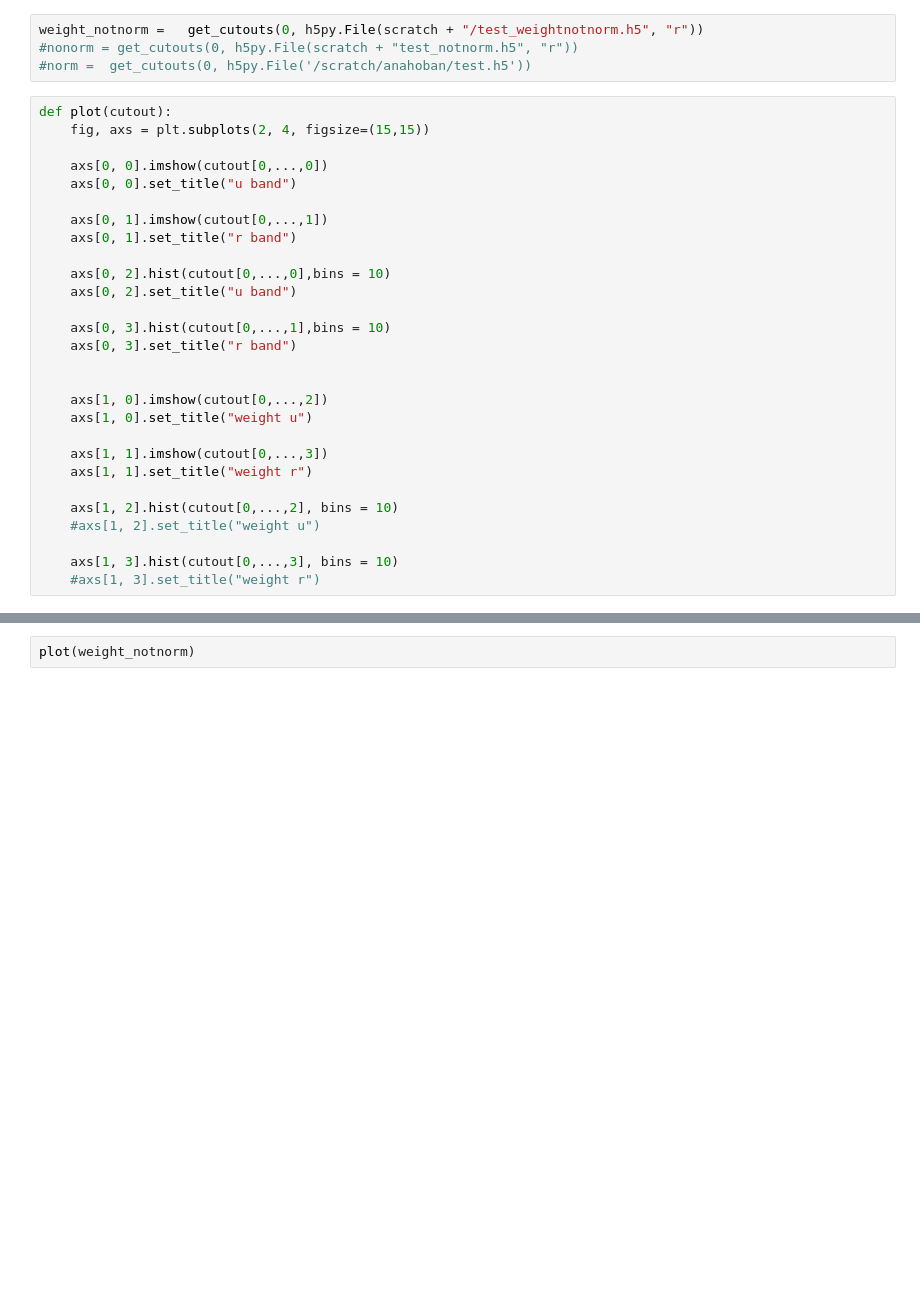
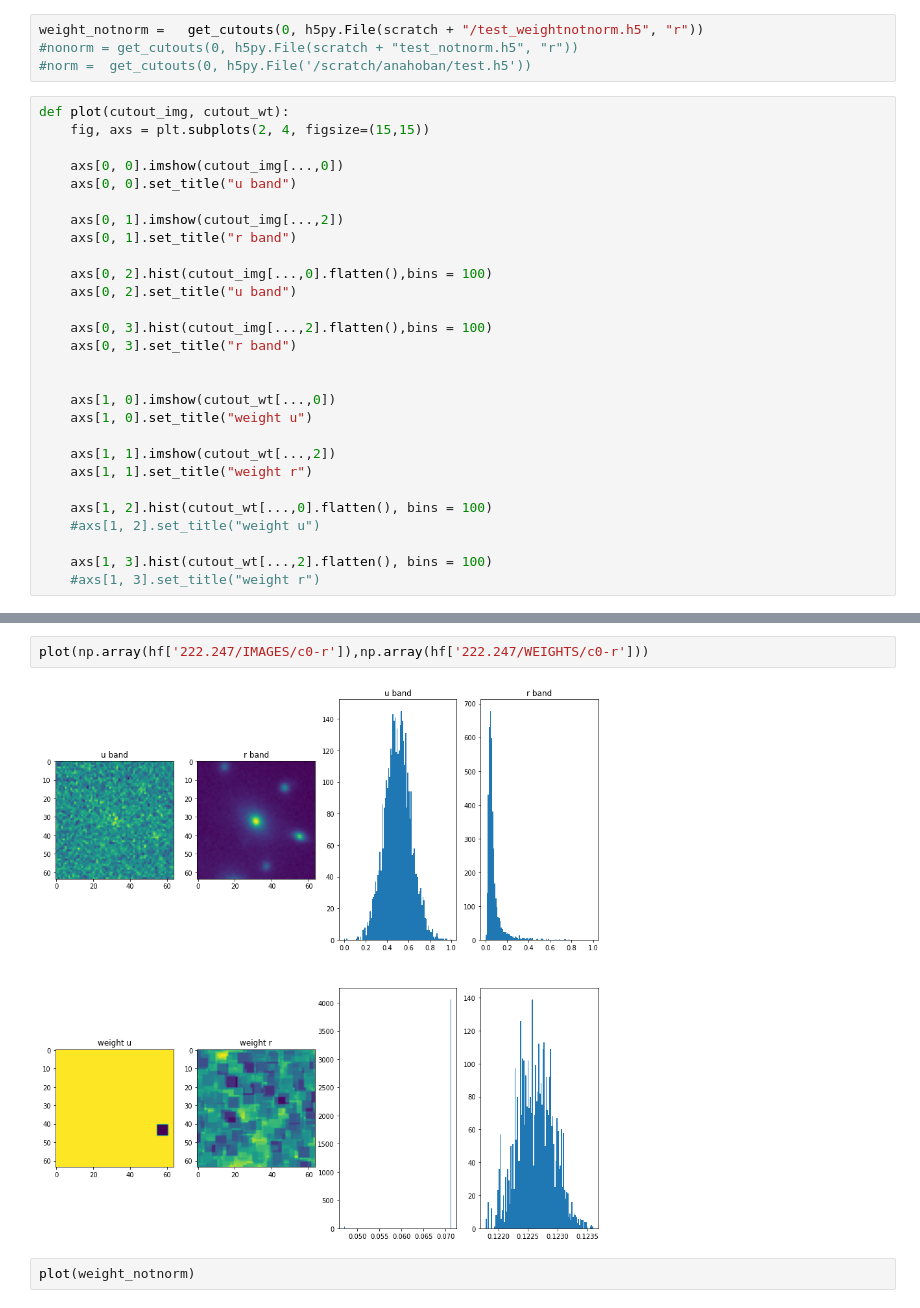
Before and after one commit to AnaHoban/lensing, a Jupyter notebook: Code/Batch Loading/Currently used/norm_tests.ipynb, the cells around one changed output, grey strips where cells are left out. Cells and saved outputs as stored; diff of their text form; blank space fills up the shorter version.

```diff
--- a/Code/Batch Loading/Currently used/norm_tests.ipynb
+++ b/Code/Batch Loading/Currently used/norm_tests.ipynb
@@ -221,30 +275,30 @@ weight_notnorm =   get_cutouts(0, h5py.File(scratch + "/test_weightnotnorm.h5",
 #nonorm = get_cutouts(0, h5py.File(scratch + "test_notnorm.h5", "r"))
 #norm =  get_cutouts(0, h5py.File('/scratch/anahoban/test.h5'))
 # %%
-def plot(cutout):
+def plot(cutout_img, cutout_wt):
     fig, axs = plt.subplots(2, 4, figsize=(15,15))
 
-    axs[0, 0].imshow(cutout[0,...,0])
+    axs[0, 0].imshow(cutout_img[...,0])
     axs[0, 0].set_title("u band")
 
-    axs[0, 1].imshow(cutout[0,...,1])
+    axs[0, 1].imshow(cutout_img[...,2])
     axs[0, 1].set_title("r band")
 
-    axs[0, 2].hist(cutout[0,...,0],bins = 10)
+    axs[0, 2].hist(cutout_img[...,0].flatten(),bins = 100)
     axs[0, 2].set_title("u band")
 
-    axs[0, 3].hist(cutout[0,...,1],bins = 10)
+    axs[0, 3].hist(cutout_img[...,2].flatten(),bins = 100)
     axs[0, 3].set_title("r band")
 
 
-    axs[1, 0].imshow(cutout[0,...,2])
+    axs[1, 0].imshow(cutout_wt[...,0])
     axs[1, 0].set_title("weight u")
 
-    axs[1, 1].imshow(cutout[0,...,3])
+    axs[1, 1].imshow(cutout_wt[...,2])
     axs[1, 1].set_title("weight r")
 
-    axs[1, 2].hist(cutout[0,...,2], bins = 10)
+    axs[1, 2].hist(cutout_wt[...,0].flatten(), bins = 100)
     #axs[1, 2].set_title("weight u")
 
-    axs[1, 3].hist(cutout[0,...,3], bins = 10)
+    axs[1, 3].hist(cutout_wt[...,2].flatten(), bins = 100)
     #axs[1, 3].set_title("weight r")
@@ -251,3 +313,7 @@ def plot(cutout):
+# %%
+plot(np.array(hf['222.247/IMAGES/c0-r']),np.array(hf['222.247/WEIGHTS/c0-r']))
+# %% [output]
+[figure, added]
 # %%
 plot(weight_notnorm)
 # %% [output]
```
Also changed, not shown: parts of 25 cells of this notebook, 18 other files.
